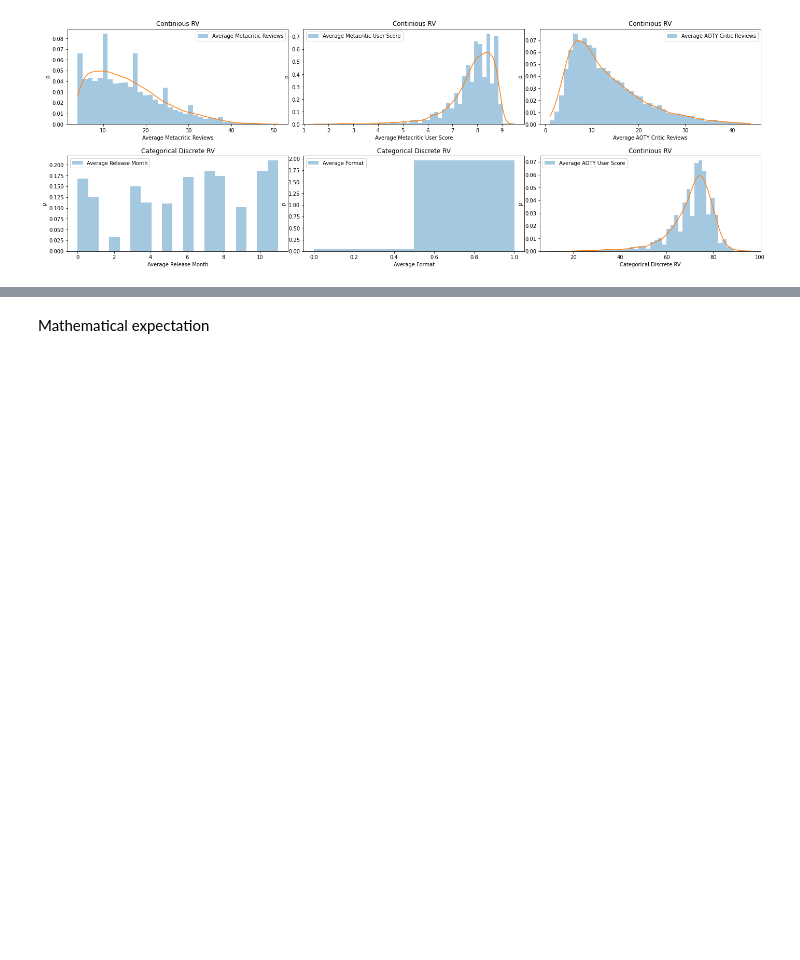
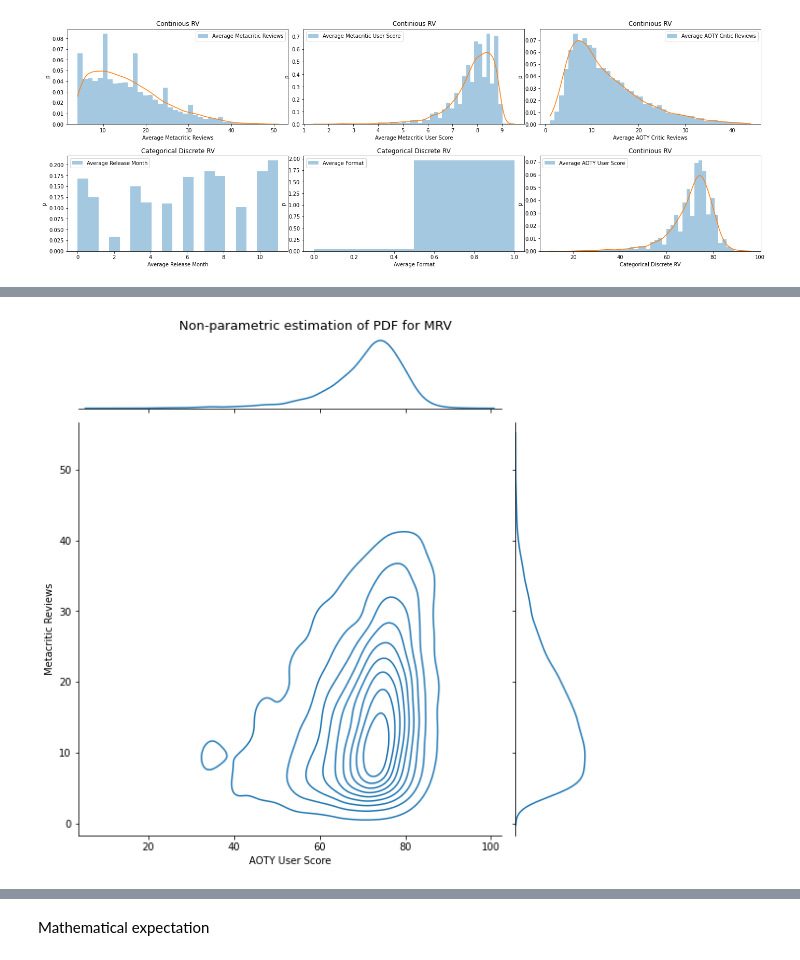
Before and after one commit to alievilya/Data-analysis-course-project, a Jupyter notebook: Lab2.ipynb, the cells around one changed output, grey strips where cells are left out. Cells and saved outputs as stored; diff of their text form; code cells hidden in the pictures; blank space fills up the shorter version.

```diff
--- a/Lab2.ipynb
+++ b/Lab2.ipynb
@@ -157,0 +167,7 @@ plt.show()
+# %%
+p =sns.jointplot(source_df['AOTY User Score'],source_df['Metacritic Reviews'],kind='kde',height = 8)
+#p.plt.figure(figsize=(20, 7))
+p.fig.suptitle("Non-parametric estimation of PDF for MRV", fontsize = 13)
+p.fig.subplots_adjust(top=0.95)
+# %% [output]
+[figure, added]
```
Also changed, not shown: parts of 29 cells of this notebook.
